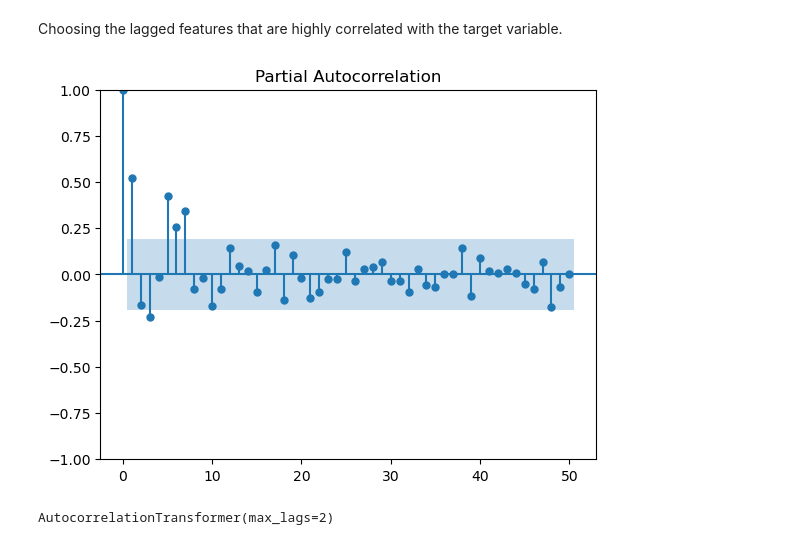
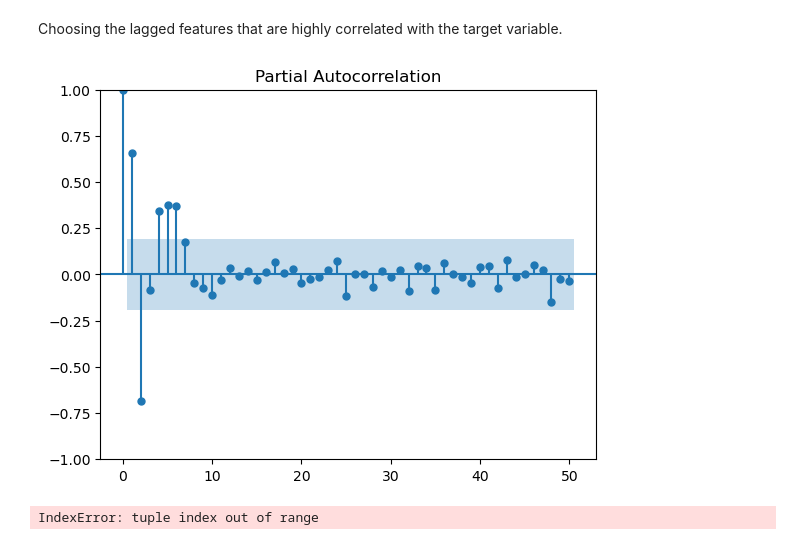
Before and after one commit to MMostafa-Hub/time-series-forecaster, a Jupyter notebook: notebooks/preprocessing.ipynb, the cells around one changed output. Saved outputs shown, nothing was run; the diff lists cells and outputs as text; code cells hidden in the pictures.

Commit message:
Refactoring the transformer to accept dataframes as input

```diff
--- a/notebooks/preprocessing.ipynb
+++ b/notebooks/preprocessing.ipynb
@@ -222,9 +218,0 @@ sample_dataset_seasonality_values = seasonality_transformer.transform(
-# %%
-sample_dataset_seasonality = pd.DataFrame(
-    data=sample_dataset_seasonality_values,
-    columns=[f"season_{i}" for i in range(1 * 2)] + [*sample_dataset.columns],
-    index=sample_dataset_inter.index,
-)
-
-sample_dataset_seasonality.plot(figsize=(20, 5))
-plt.show()
@@ -266,8 +278,5 @@ class TrendTransformer(BaseEstimator, TransformerMixin):
 # %%
-trend_transformer = TrendTransformer(window_size=10, degree=3)
+trend_transformer = TrendTransformer(window_size=1, degree=3)
 
-trend_transformer.fit(
-    X=sample_dataset_seasonality_values[:, :-1],
-    y=sample_dataset_seasonality_values[:, -1],
-)
+trend_transformer.fit(sample_dataset_seasonality)
 # %% [output]
@@ -275,12 +284,2 @@ TrendTransformer()
 # %%
-sample_dataset_trend_values = trend_transformer.transform(
-    sample_dataset_seasonality_values
-)
+sample_dataset_trend = trend_transformer.transform(sample_dataset_seasonality)
-# %%
-sample_dataset_trend = pd.DataFrame(
-    data=sample_dataset_trend_values,
-    columns=[*sample_dataset_seasonality.columns] + ["trend"],
-    index=sample_dataset_inter.index,
-)
-
-sample_dataset_trend.plot(figsize=(20, 5))
@@ -292,10 +293,10 @@ sample_dataset_trend.plot(figsize=(20, 5))
 # %% [markdown]
 Choosing the lagged features that are highly correlated with the target variable.
 # %%
-plot_pacf(sample_dataset_trend_values[:, -1], lags=50)
+plot_pacf(sample_dataset_trend["value"], lags=50)
 plt.show()
 # %% [output]
-[figure, old version]
+[figure, new version]
 # %%
 class AutocorrelationTransformer(BaseEstimator, TransformerMixin):
     def __init__(self, max_lags=50):
@@ -331,9 +341,9 @@ class AutocorrelationTransformer(BaseEstimator, TransformerMixin):
         return np.concatenate((correlation_features, X_copy.reshape(-1, 1)), axis=1)
 # %%
 autocorrelation_transformer = AutocorrelationTransformer(max_lags=2)
-autocorrelation_transformer.fit(sample_dataset_trend_values[:, -1])
+autocorrelation_transformer.fit(sample_dataset_trend)
 # %% [output]
-AutocorrelationTransformer(max_lags=2)
+IndexError: tuple index out of range
 # %%
 sample_dataset_lagged_values = autocorrelation_transformer.transform(
     sample_dataset_trend_values[:, -1]
```
Also changed, not shown: parts of 19 cells of this notebook.
